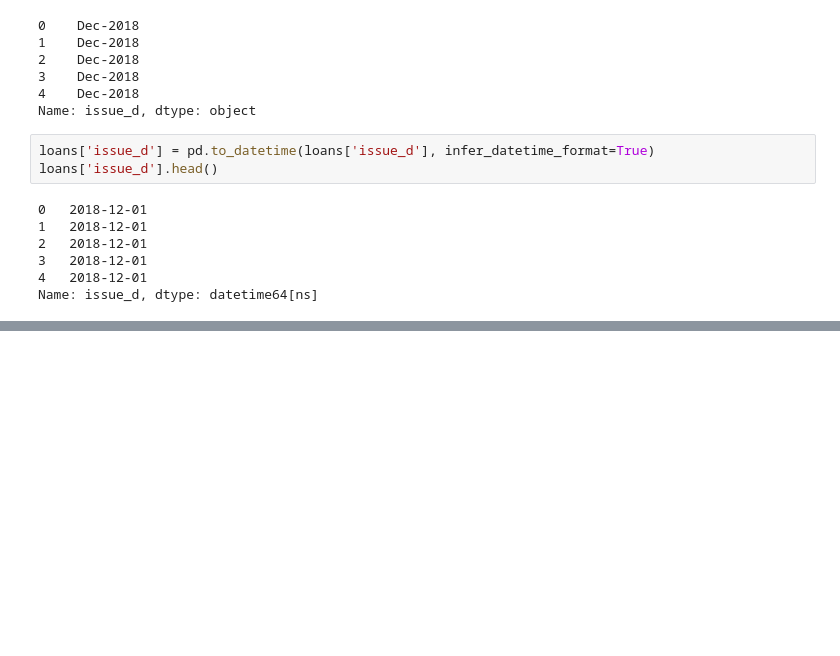
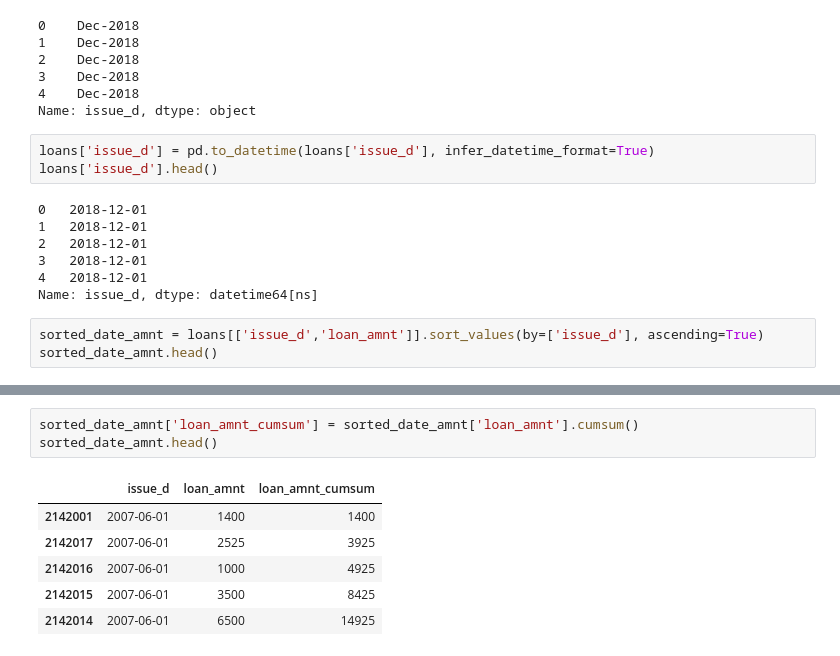
Before and after one commit to yohn-dezmon/lending-club-loan-pipeline, a Jupyter notebook: DataExploration/loan_data_exploration.ipynb, the cells around one changed output, grey strips where cells are left out. Drawn from its saved outputs; the diff is of its cells as text; blank space fills up the shorter version.

```diff
--- a/DataExploration/loan_data_exploration.ipynb
+++ b/DataExploration/loan_data_exploration.ipynb
@@ -319,3 +319,6 @@ loans['issue_d'].head()
 3   2018-12-01
 4   2018-12-01
 Name: issue_d, dtype: datetime64[ns]
+# %%
+sorted_date_amnt = loans[['issue_d','loan_amnt']].sort_values(by=['issue_d'], ascending=True)
+sorted_date_amnt.head()
@@ -321,0 +332,10 @@ Name: issue_d, dtype: datetime64[ns]
+# %%
+sorted_date_amnt['loan_amnt_cumsum'] = sorted_date_amnt['loan_amnt'].cumsum()
+sorted_date_amnt.head()
+# %% [output]
+|  | issue_d | loan_amnt | loan_amnt_cumsum |
+| 2142001 | 2007-06-01 | 1400 | 1400 |
+| 2142017 | 2007-06-01 | 2525 | 3925 |
+| 2142016 | 2007-06-01 | 1000 | 4925 |
+| 2142015 | 2007-06-01 | 3500 | 8425 |
+| 2142014 | 2007-06-01 | 6500 | 14925 |
```
Also changed, not shown: parts of 2 cells of this notebook.
